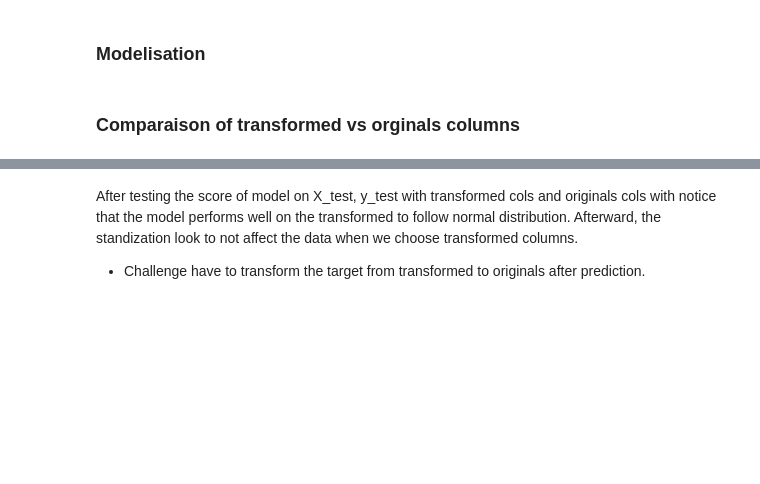
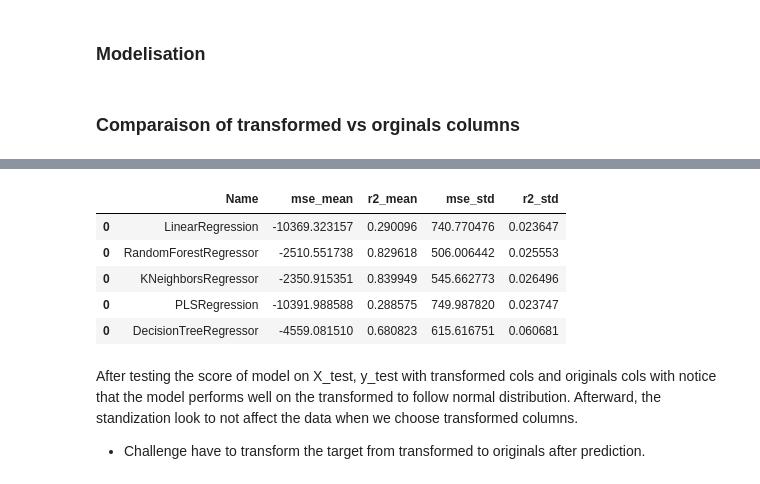
Before and after one commit to AdvancedGroupBootcamp/ai_marie_alex_moussa, a Jupyter notebook: RATP_Project/air-quality-in-stations.ipynb, the cells around one changed output, grey strips where cells are left out. Saved outputs shown, nothing was run; the diff lists cells and outputs as text; code cells hidden in the pictures; blank space fills up the shorter version.

```diff
--- a/RATP_Project/air-quality-in-stations.ipynb
+++ b/RATP_Project/air-quality-in-stations.ipynb
@@ -416,4 +424,4 @@ X_train,X_test,y_train,y_test=process_splitting(chatelet_air,restricted_ori_cols
 # %%
 X_train,X_test,y_train,y_test=process_splitting(chatelet_air,restricted_trans_cols ,"CO2")
 
-#df_metric_transformed_cols=get_metrics(Regressors,X_train,y_train,cv=30)
+df_metric_transformed_cols=get_metrics(Regressors,X_train,y_train,cv=30)
@@ -422 +428,10 @@ X_train,X_test,y_train,y_test=process_splitting(chatelet_air,restricted_trans_co
+# %%
+df_metric_transformed_cols
+# %% [output]
+|  | Name | mse_mean | r2_mean | mse_std | r2_std |
+| 0 | LinearRegression | -10369.323157 | 0.290096 | 740.770476 | 0.023647 |
+| 0 | RandomForestRegressor | -2510.551738 | 0.829618 | 506.006442 | 0.025553 |
+| 0 | KNeighborsRegressor | -2350.915351 | 0.839949 | 545.662773 | 0.026496 |
+| 0 | PLSRegression | -10391.988588 | 0.288575 | 749.987820 | 0.023747 |
+| 0 | DecisionTreeRegressor | -4559.081510 | 0.680823 | 615.616751 | 0.060681 |
 # %%
```
Also changed, not shown: parts of 8 cells of this notebook, 7 other files.
